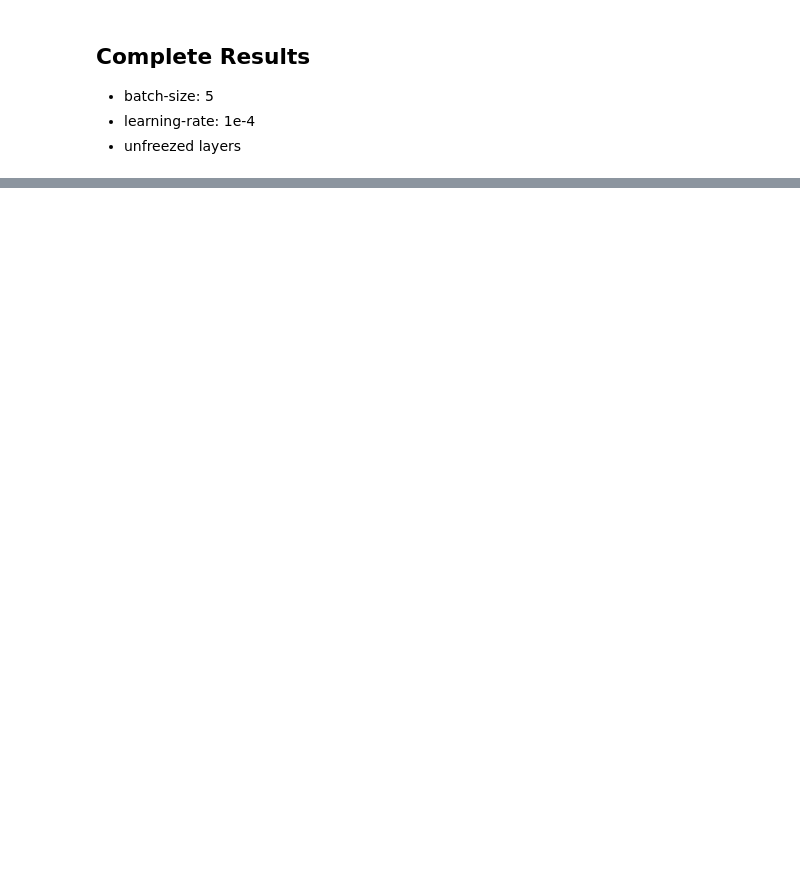
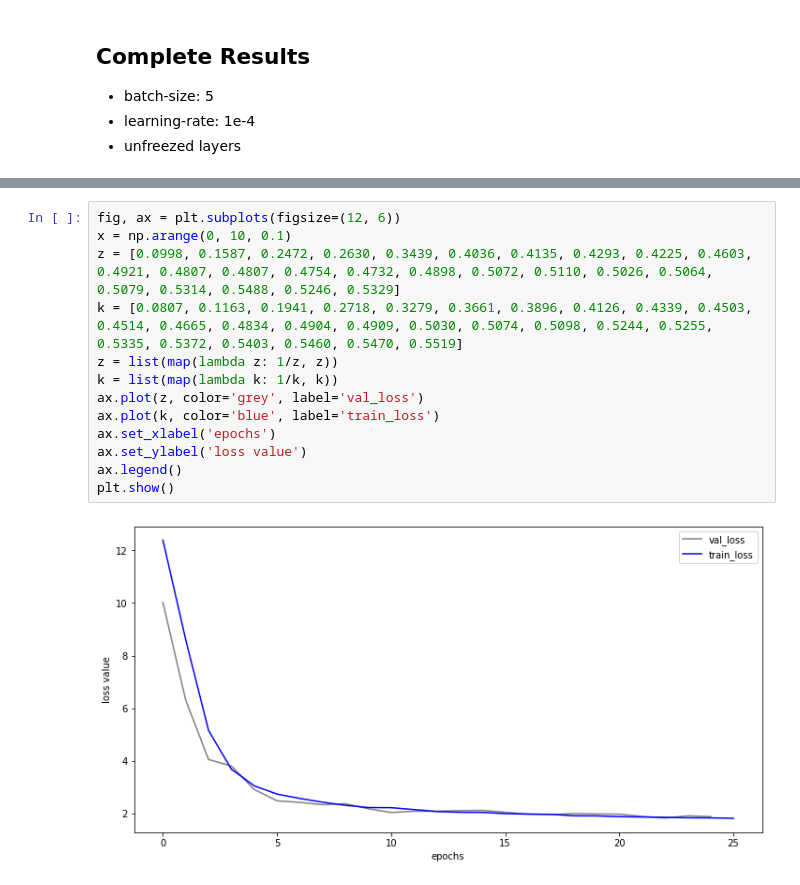
Before and after one commit to raulviana/INESC-summerInternship, a Jupyter notebook: remote.ipynb, the cells around one changed output, grey strips where cells are left out. Drawn from its saved outputs; the diff is of its cells as text; blank space fills up the shorter version.

```diff
--- a/remote.ipynb
+++ b/remote.ipynb
@@ -423,0 +461,15 @@ plt.show()
+# %%
+fig, ax = plt.subplots(figsize=(12, 6))
+x = np.arange(0, 10, 0.1)
+z = [0.0998, 0.1587, 0.2472, 0.2630, 0.3439, 0.4036, 0.4135, 0.4293, 0.4225, 0.4603, 0.4921, 0.4807, 0.4807, 0.4754, 0.4732, 0.4898, 0.5072, 0.5110, 0.5026, 0.5064, 0.5079, 0.5314, 0.5488, 0.5246, 0.5329]
+k = [0.0807, 0.1163, 0.1941, 0.2718, 0.3279, 0.3661, 0.3896, 0.4126, 0.4339, 0.4503, 0.4514, 0.4665, 0.4834, 0.4904, 0.4909, 0.5030, 0.5074, 0.5098, 0.5244, 0.5255, 0.5335, 0.5372, 0.5403, 0.5460, 0.5470, 0.5519]
+z = list(map(lambda z: 1/z, z))
+k = list(map(lambda k: 1/k, k))
+ax.plot(z, color='grey', label='val_loss')
+ax.plot(k, color='blue', label='train_loss')
+ax.set_xlabel('epochs')
+ax.set_ylabel('loss value')
+ax.legend()
+plt.show()
+# %% [output]
+[figure, added]
```
Also changed, not shown: parts of 5 cells of this notebook.
